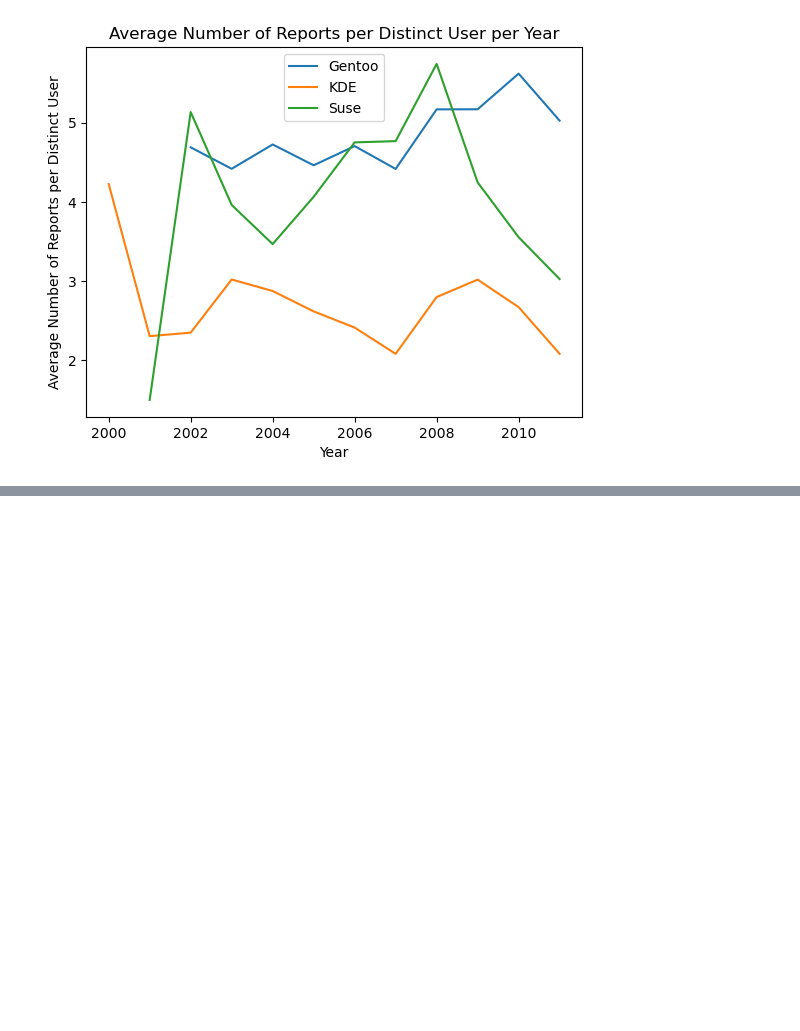
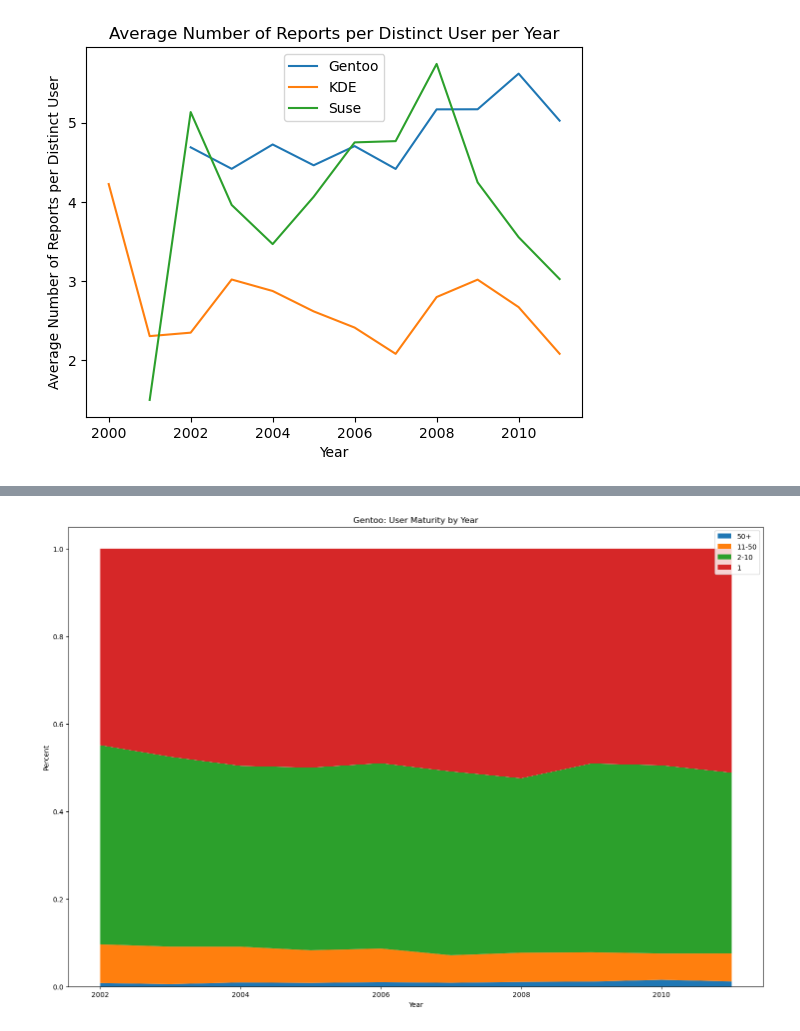
Before and after one commit to shaunpant2/bug-report-scraper, a Jupyter notebook: src/eval_data.ipynb, the cells around one changed output, grey strips where cells are left out. Drawn from its saved outputs; the diff is of its cells as text; code cells hidden in the pictures; blank space fills up the shorter version.

Commit message:
user maturity stackplots

```diff
--- a/src/eval_data.ipynb
+++ b/src/eval_data.ipynb
@@ -206,3 +207,67 @@ def create_avg_number_of_reports_per_user_plot(data):
 create_avg_number_of_reports_per_user_plot(data)
 # %% [output]
 [figure]
+# %%
+# Figure 4
+# User Maturity By Year
+# X: Year
+# Y: Percent
+# Categories: 50+ Reports, 11-50 Reports, 2-10 Reports, 1 Report
+# One plot per repository
+
+# User Maturity Category Indices
+# 0 => 50+ Reports
+# 1 => 11-50 Reports
+# 2 => 2-10 Reports
+# 3 => 1 Report
+
+def get_user_count_by_ticket_range(df):
+  maturity_counts = np.array([0,0,0,0])
+  user_list = df['creator'].unique()
+  print(f"Unique Users: {len(user_list)}")
+  for user in user_list:
+    times_user_appears = len(df.loc[(df['creator'] == user)])
+    if times_user_appears >= 50:
+      maturity_counts[0] += 1
+    elif times_user_appears >= 11 and times_user_appears < 50:
+      maturity_counts[1] += 1
+    elif times_user_appears >= 2 and times_user_appears < 11:
+      maturity_counts[2] += 1
+    elif times_user_appears == 1:
+      maturity_counts[3] += 1
+
+  maturity_counts = maturity_counts / len(user_list)
+
+  return maturity_counts
+
+def get_user_maturity(df):
+  years, tmp = get_tickets_per_year(df)
+  maturity_counts = []
+  for year in years:
+    print(f"Calculating Year: {year} / {years[-1]}")
+    sub_frame = df.loc[(df['creation_time'] == year)]
+    maturity_counts.append(get_user_count_by_ticket_range(sub_frame))
+
+  return years, np.array(maturity_counts)
+
+def plot_user_maturity(df, df_name):
+  years, maturity_counts = get_user_maturity(df)
+  fig = plt.figure()
+  fig.set_figheight(12)
+  fig.set_figwidth(18)
+
+  category_strs = ["50+", "11-50", "2-10", "1"]
+  y = []
+  for category in range(0,4):
+    x = years
+    y.append([maturity_counts[i][category] for i in range(len(years))])
+  plt.stackplot(x, y[0], y[1], y[2], y[3], labels=category_strs)
+
+  plt.xlabel("Year")
+  plt.ylabel("Percent")
+  plt.title(f"{df_name}: User Maturity by Year")
+  plt.legend()
+  plt.plot()
+
+plot_user_maturity(data.gentoo, "Gentoo")
+# %% [output]
@@ -208,0 +294 @@ create_avg_number_of_reports_per_user_plot(data)
+[figure, added]
```
Also changed, not shown: parts of 4 cells of this notebook.
